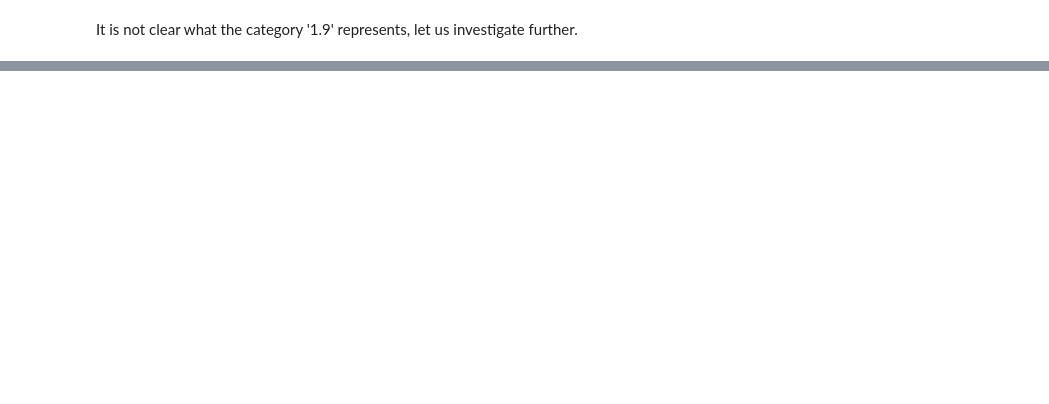
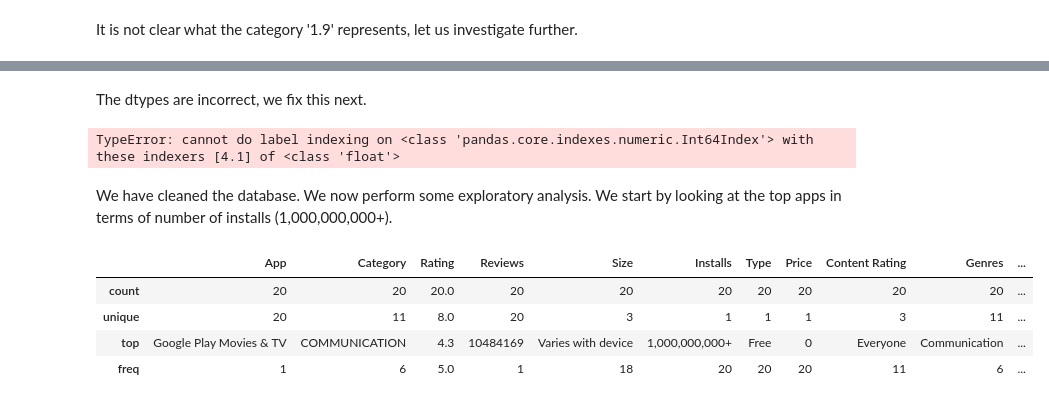
Before and after one commit to GianmarcoBet/exploratory-analysis-google-play-store-apps, a Jupyter notebook: Google Play Store apps.ipynb, the cells around one changed output, grey strips where cells are left out. Cells and saved outputs as stored; diff of their text form; code cells hidden in the pictures; blank space fills up the shorter version.

```diff
--- a/Google Play Store apps.ipynb
+++ b/Google Play Store apps.ipynb
@@ -94,0 +137,7 @@ A normal row contains 13 entries.
+# %%
+app_data_clean = app_data.drop_duplicates("App")
+
+print("New dataframe:", app_data_clean.shape)
+print("Old dataframe:", app_data.shape)
+
+app_data_clean["App"].value_counts().head()
@@ -94,0 +179,19 @@ A normal row contains 13 entries.
+# %% [markdown]
+The dtypes are incorrect, we fix this next.
+# %%
+app_data_clean["Rating"] = float(app_data_clean["Rating"])
+# %% [output]
+TypeError: cannot do label indexing on <class 'pandas.core.indexes.numeric.Int64Index'> with these indexers [4.1] of <class 'float'>
+# %% [markdown]
+We have cleaned the database. We now perform some exploratory analysis. We start by looking at the top apps in terms of number of installs (1,000,000,000+).
+# %%
+bool_top_apps = app_data_clean["Installs"] == "1,000,000,000+"
+
+# app_data_clean.loc[bool_top_apps,:]
+app_data_clean.loc[bool_top_apps,:].describe()
+# %% [output]
+|  | App | Category | Rating | Reviews | Size | Installs | Type | Price | Content Rating | Genres | ... |
+| count | 20 | 20 | 20.0 | 20 | 20 | 20 | 20 | 20 | 20 | 20 | ... |
+| unique | 20 | 11 | 8.0 | 20 | 3 | 1 | 1 | 1 | 3 | 11 | ... |
+| top | Google Play Movies & TV | COMMUNICATION | 4.3 | 10484169 | Varies with device | 1,000,000,000+ | Free | 0 | Everyone | Communication | ... |
+| freq | 1 | 6 | 5.0 | 1 | 18 | 20 | 20 | 20 | 11 | 6 | ... |
```
Also changed, not shown: parts of 17 cells of this notebook.
